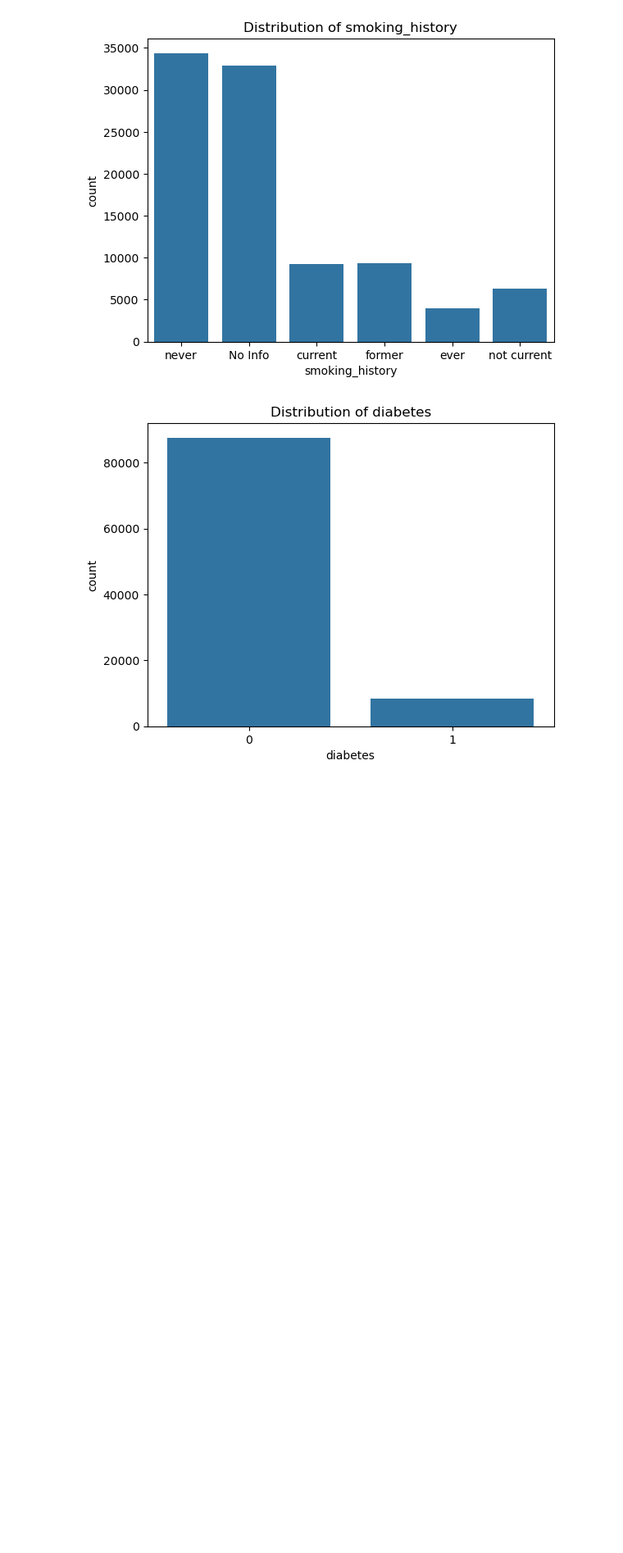
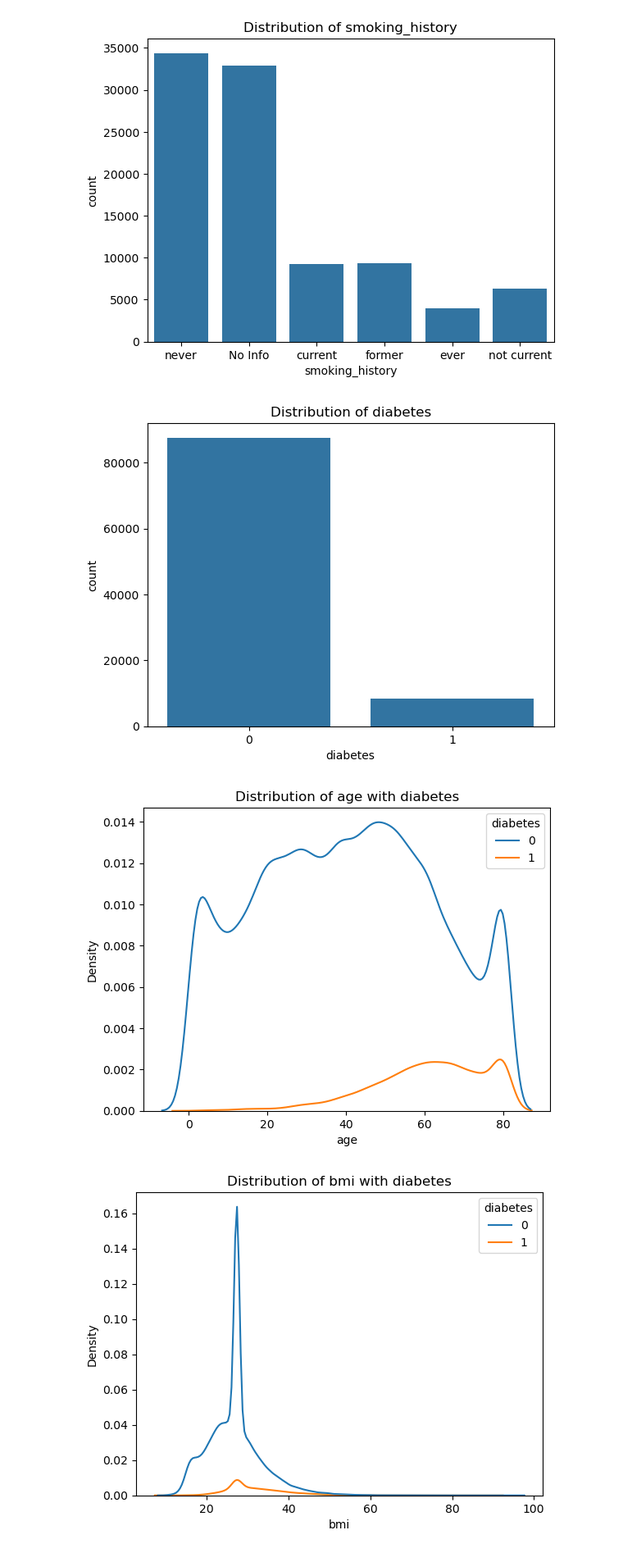
Before and after one commit to ImpactGLX323/UMAIHackathon-UNM, a Jupyter notebook: model/exploratory_data_analysis.ipynb, the cells around one changed output. Shown at 82% size. Saved outputs shown, nothing was run; the diff lists cells and outputs as text; code cells hidden in the pictures; blank space fills up the shorter version.

Commit message:
eda added kde plot for numerical columns with diabetes

```diff
--- a/model/exploratory_data_analysis.ipynb
+++ b/model/exploratory_data_analysis.ipynb
@@ -188,3 +187,13 @@ plt.title(f'Distribution of {target}')
 plt.show()
 # %% [output]
 [figure]
+# %%
+# Plot distribution for numerical columns with target
+
+for column in numerical_columns:
+    sns.kdeplot(data=df, x=column, hue=target)
+    plt.title(f'Distribution of {column} with {target}')
+    plt.show()
+# %% [output]
+[figure, added]
+[figure, added]
```
Also changed, not shown: parts of 2 cells of this notebook.
